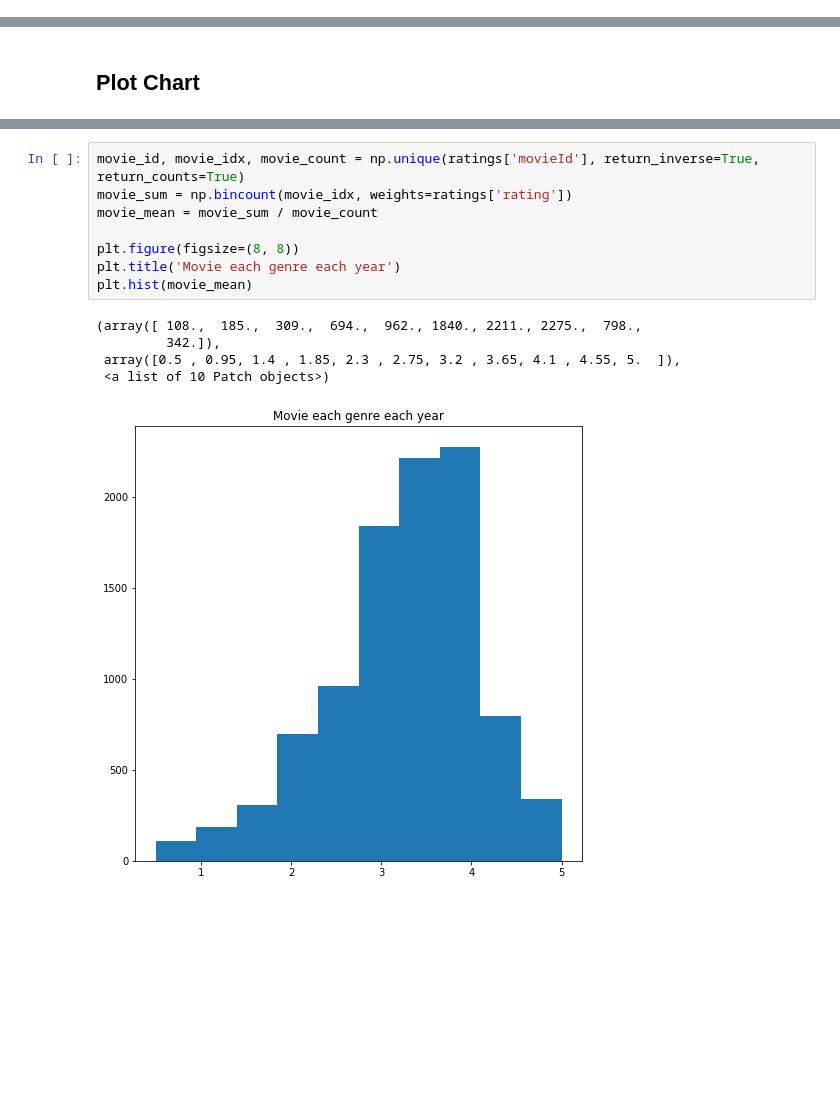
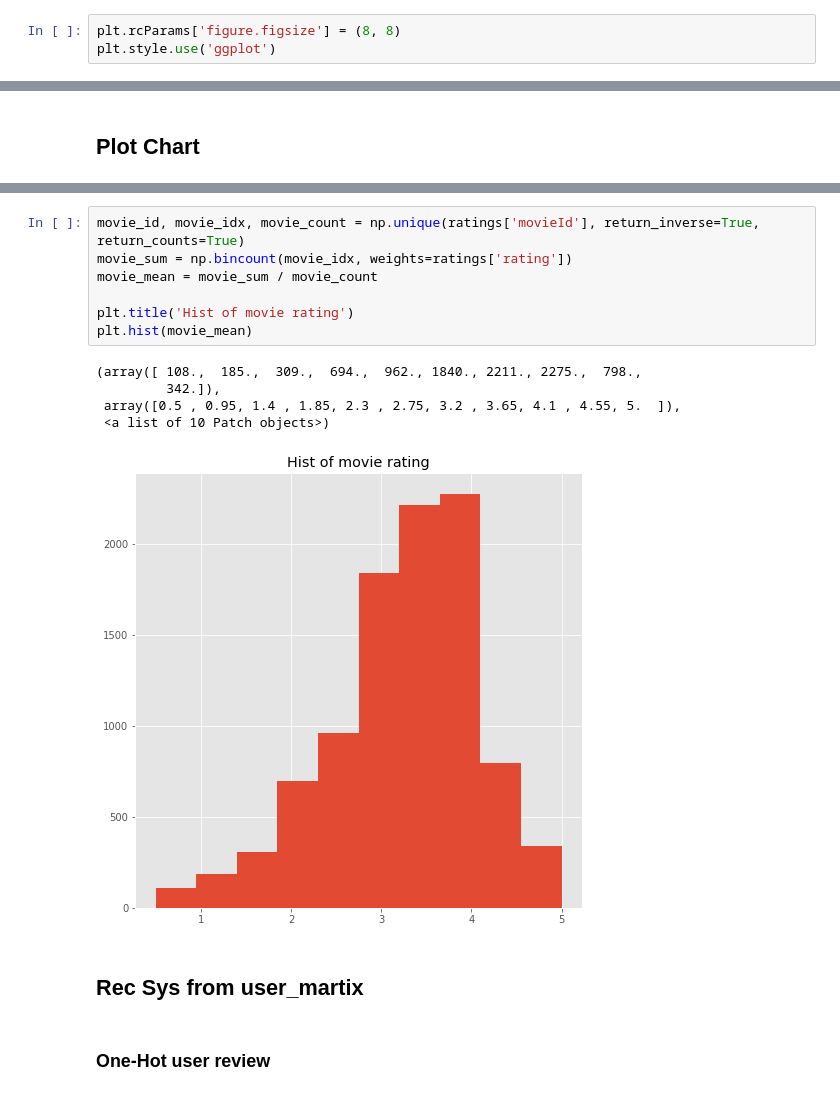
Before and after one commit to bdintu/machine-learning, a Jupyter notebook: lab4/lab4.ipynb, the cells around one changed output, grey strips where cells are left out. Saved outputs shown, nothing was run; the diff lists cells and outputs as text; blank space fills up the shorter version.

```diff
--- a/lab4/lab4.ipynb
+++ b/lab4/lab4.ipynb
@@ -10,3 +14,6 @@ from matplotlib.patches import Ellipse
+# %%
+plt.rcParams['figure.figsize'] = (8, 8)
+plt.style.use('ggplot')
 # %%
 dir = 'ml-latest-small'
 genres = np.array(['Action', 'Adventure', 'Animation', "Children", 'Comedy', 'Crime', 'Documentary', 'Drama', 'Fantasy', 'Film-Noir', 'Horror', 'IMAX', 'Musical', 'Mystery', 'Romance', 'Sci-Fi', 'Thriller', 'War', 'Western', '(no genres listed)'])
@@ -126,14 +128,17 @@ Text(0.5, 1.0, 'Movie each genre each year')
 # %%
 movie_id, movie_idx, movie_count = np.unique(ratings['movieId'], return_inverse=True, return_counts=True)
 movie_sum = np.bincount(movie_idx, weights=ratings['rating'])
 movie_mean = movie_sum / movie_count
 
-plt.figure(figsize=(8, 8))
-plt.title('Movie each genre each year')
+plt.title('Hist of movie rating')
 plt.hist(movie_mean)
 # %% [output]
 (array([ 108.,  185.,  309.,  694.,  962., 1840., 2211., 2275.,  798.,
          342.]),
  array([0.5 , 0.95, 1.4 , 1.85, 2.3 , 2.75, 3.2 , 3.65, 4.1 , 4.55, 5.  ]),
  <a list of 10 Patch objects>)
-[figure, old version]
+[figure, new version]
+# %% [markdown]
+## Rec Sys from user_martix
+# %% [markdown]
+### One-Hot user review
```
Also changed, not shown: parts of 18 cells of this notebook.
